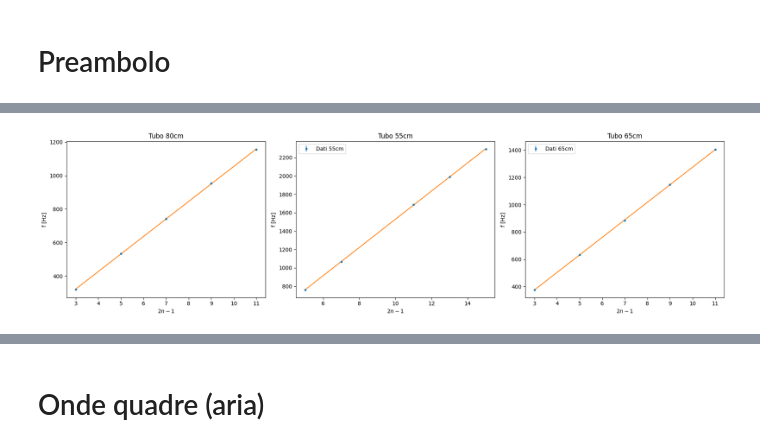
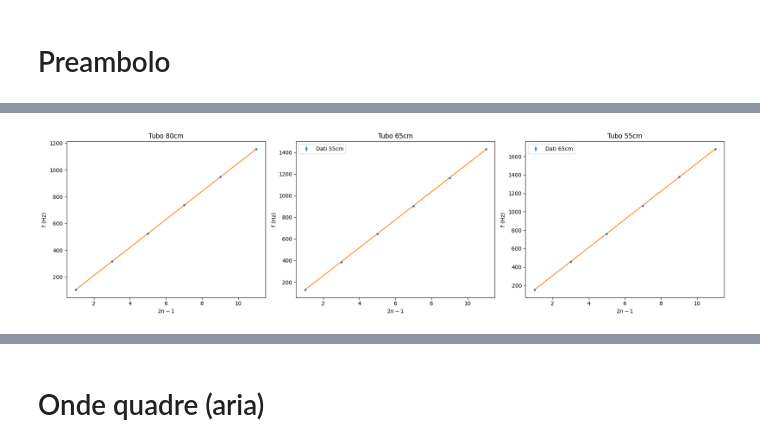
Before and after one commit to matteodeclich/Esperienze-in-laboratorio, a Jupyter notebook: Tubo risonanza/Tubo_di_risonanza.ipynb, the cells around one changed output, grey strips where cells are left out. Saved outputs shown, nothing was run; the diff lists cells and outputs as text; code cells hidden in the pictures.

```diff
--- a/Tubo risonanza/Tubo_di_risonanza.ipynb
+++ b/Tubo risonanza/Tubo_di_risonanza.ipynb
@@ -167,5 +145,4 @@ Test di compatibilità tra misura 1 e misura 2: |t| = 0.73883294
 # %%
-df1=pd.read_excel('Tubo risonanza.xlsx', sheet_name=2)
-df1=df1.fillna('')
-df1
+df9=pd.read_excel('Tubo risonanza.xlsx', sheet_name=2)
+df9.fillna('')
 # %% [output]
@@ -179,53 +157,66 @@ df1
 # %%
-n1 = pd.to_numeric(df1.iloc[1:6, 0], errors='coerce').dropna().values
-f1 = pd.to_numeric(df1.iloc[1:6, 1], errors='coerce').dropna().values
-sf1 = pd.to_numeric(df1.iloc[1:6, 2], errors='coerce').dropna().values
+ #--- FIT PASSANTE PER L'ORIGINE ---
+n = pd.to_numeric(df9.iloc[1:7, 0], errors='coerce').dropna().values
 
-n2 = pd.to_numeric(df1.iloc[1:6, 5], errors='coerce').dropna().values
-f2 = pd.to_numeric(df1.iloc[1:6, 6], errors='coerce').dropna().values
-sf2 = pd.to_numeric(df1.iloc[1:6, 7], errors='coerce').dropna().values
+f1 = pd.to_numeric(df9.iloc[1:7, 1], errors='coerce').dropna().values
+sf1 = pd.to_numeric(df9.iloc[1:7, 2], errors='coerce').dropna().values
 
-n3 = n1
-f3 = pd.to_numeric(df1.iloc[1:6, 3], errors='coerce').dropna().values
-sf3 = pd.to_numeric(df1.iloc[1:6, 4], errors='coerce').dropna().values
+f2 = pd.to_numeric(df9.iloc[1:7, 3], errors='coerce').dropna().values
+sf2 = pd.to_numeric(df9.iloc[1:7, 4], errors='coerce').dropna().values
 
-a1, b1, _ = ad.minquadw_abx(n1, f1, sf1)
-a2, b2, _ = ad.minquadw_abx(n2, f2, sf2)
-a3, b3, _ = ad.minquadw_abx(n3, f3, sf3)
+f3 = pd.to_numeric(df9.iloc[1:7, 5], errors='coerce').dropna().values
+sf3 = pd.to_numeric(df9.iloc[1:7, 6], errors='coerce').dropna().values
 
-def retta(x, a, b):
-    return a + b * x
-t1 = np.linspace(min(n1), max(n1), 100)
-t2 = np.linspace(min(n2), max(n2), 100)
-t3 = np.linspace(min(n3), max(n3), 100)
+# Fit 80 cm
+k1= ad.minquadw_kx(n, f1, sf1)
+
+# Fit 65 cm
+k2 = ad.minquadw_kx(n, f2, sf2)
+
+# Fit 55 cm
+k3= ad.minquadw_kx(n, f3, sf3)
+
+def retta0(x, k):
+    return k * x
+
+t = np.linspace(min(n), max(n), 100)
+
 
 import matplotlib.pyplot as plt
 
 fig, (ax1, ax2, ax3) = plt.subplots(1, 3, figsize=(18, 5))
 
 # --- PLOT 1: 80cm ---
-ax1.errorbar(n1, f1, yerr=sf1, fmt='o', ls='none', label='Dati 80cm', ms=3)
-ax1.plot(t1, retta(t1, a1.nominal_value, b1.nominal_value))
+ax1.errorbar(n, f1, yerr=sf1, fmt='o', ls='none', label='Dati 80cm', ms=3)
+ax1.plot(t, retta0(t, k1.nominal_value))
 ax1.set_title('Tubo 80cm')
 ax1.set_xlabel(r'$2n-1$')
-ax1.set_ylabel(r'f [Hz]')
+ax1.set_ylabel(r'f (Hz)')
 
 # --- PLOT 2: 55cm ---
-ax2.errorbar(n2, f2, yerr=sf2, fmt='o', ls='none', label='Dati 55cm', ms=3)
-ax2.plot(t2, retta(t2, a2.nominal_value, b2.nominal_value))
-ax2.set_title('Tubo 55cm')
+ax2.errorbar(n, f2, yerr=sf2, fmt='o', ls='none', label='Dati 55cm', ms=3)
+ax2.plot(t, retta0(t, k2.nominal_value))
+ax2.set_title('Tubo 65cm')
 ax2.set_xlabel(r'$2n-1$')
-ax2.set_ylabel(r'f [Hz]')
+ax2.set_ylabel(r'f (Hz)')
 ax2.legend()
 
 # --- PLOT 3: 65cm ---
-ax3.errorbar(n3, f3, yerr=sf3, fmt='o', ls='none', label='Dati 65cm', ms=3)
-ax3.plot(t3, retta(t3, a3.nominal_value, b3.nominal_value))
-ax3.set_title('Tubo 65cm')
+ax3.errorbar(n, f3, yerr=sf3, fmt='o', ls='none', label='Dati 65cm', ms=3)
+ax3.plot(t, retta0(t, k3.nominal_value))
+ax3.set_title('Tubo 55cm')
 ax3.set_xlabel(r'$2n-1$')
-ax3.set_ylabel(r'f [Hz]')
+ax3.set_ylabel(r'f (Hz)')
 ax3.legend()
 
 plt.tight_layout()
 plt.show()
+
+print("="*70)
+ad.chi_quadro(f1, k1*n, sf1, 1)
+print("="*70)
+ad.chi_quadro(f2, k2*n, sf2, 1)
+print("="*70)
+ad.chi_quadro(f3, k3*n, sf3, 1)
+print("="*70)
 # %% [output]
@@ -244 +229 @@ Il risultato del fit y = a + b·x è:
-[figure, old version]
+[figure, new version]
```
Also changed, not shown: parts of 64 cells of this notebook, 1 other file.
